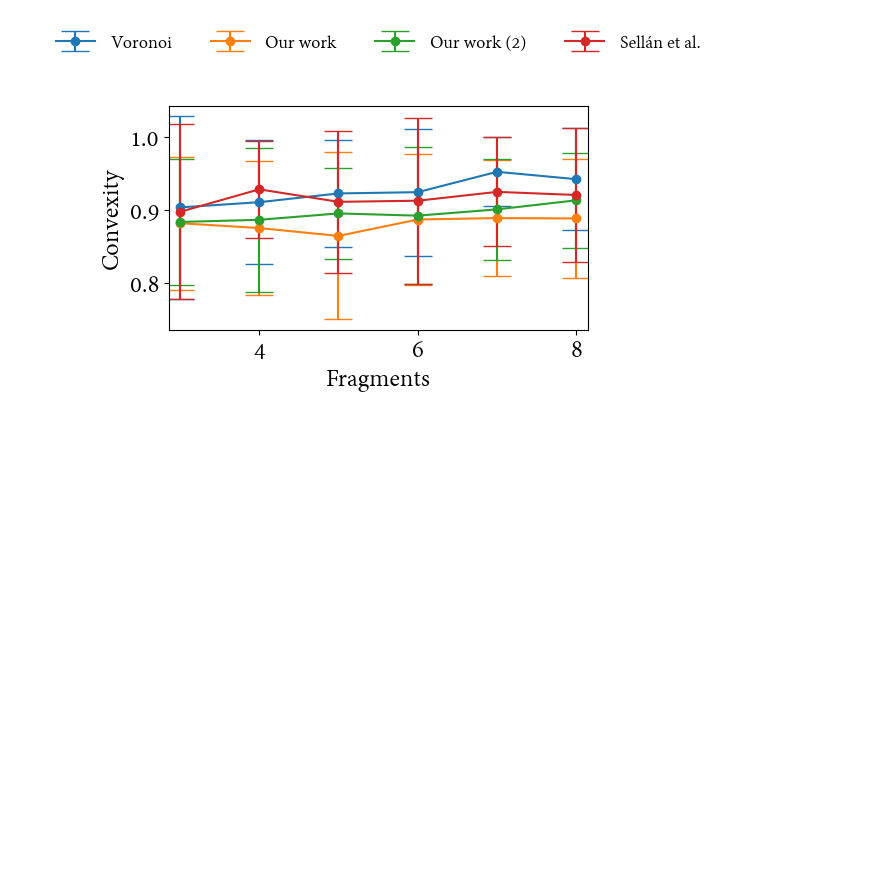
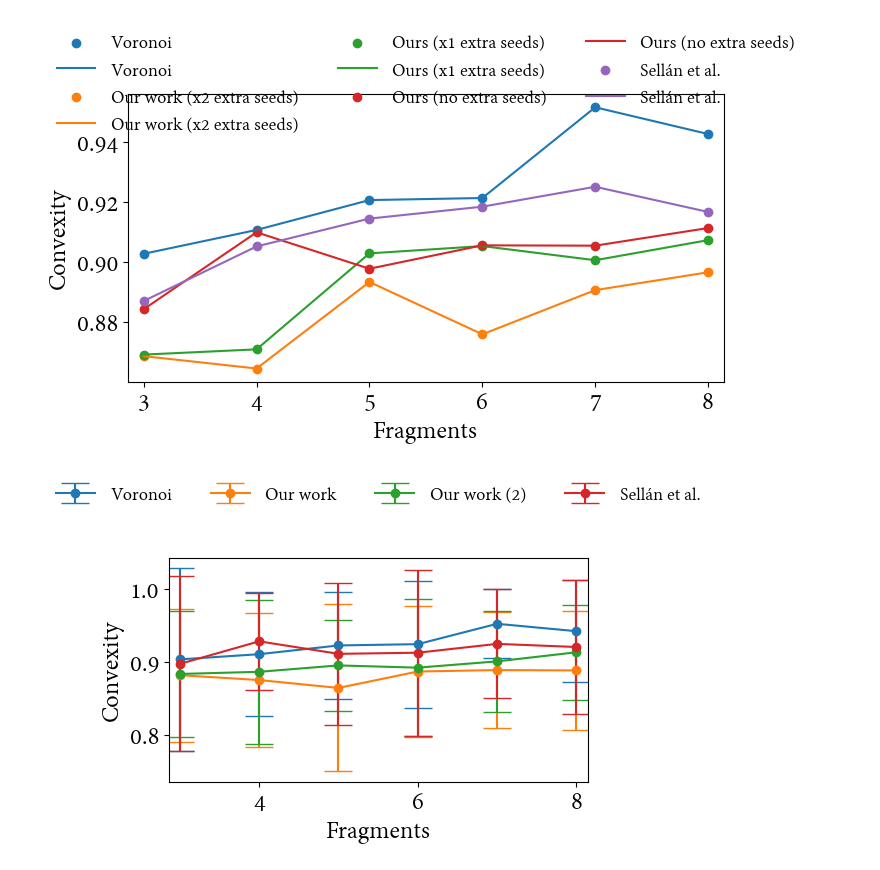
Before and after one commit to AlfonsoLRz/VoxelFragmentML, a Jupyter notebook: Python/Visualizer/convexness_analysis_dataset_copy.ipynb, the cells around one changed output. Drawn from its saved outputs; the diff is of its cells as text; code cells hidden in the pictures; blank space fills up the shorter version.

```diff
--- a/Python/Visualizer/convexness_analysis_dataset_copy.ipynb
+++ b/Python/Visualizer/convexness_analysis_dataset_copy.ipynb
@@ -8,8 +12,8 @@ from tqdm import tqdm
 # %%
-n_random_samples = 800
+n_random_samples = 10000
 min_fragments = 3
 max_fragments = 8
-num_points = 100000
+num_points = 5000
 # %%
 def process_our_folder(folder, dataset_index):
     target_extension = '.stl'
@@ -41,7 +45,7 @@ def process_our_folder(folder, dataset_index):
 
     print('Number of fragments:', global_df.shape[0])
 
-    global_df = global_df.sample(n=n_random_samples)
+    global_df = global_df.sample(n=min(n_random_samples, global_df.shape[0]))
 
     # iterate to calculate the convexness
     for index, row in tqdm(global_df.iterrows(), total=global_df.shape[0]):
@@ -82,7 +86,7 @@ def process_voronoi_folder(folder):
 
     # random sampling
     print('Number of fragments:', global_df.shape[0])
-    random_rows = global_df.sample(n=n_random_samples)
+    random_rows = global_df.sample(n=min(n_random_samples, global_df.shape[0]))
     for index, row in tqdm(random_rows.iterrows()):
         filename = row['Filename']
         mesh = trimesh.load_mesh(filename)
@@ -120,7 +124,7 @@ def process_sellan_folder(folder):
     print('Number of fragments:', global_df.shape[0])
 
     # read the mesh
-    random_rows = global_df.sample(n=n_random_samples)
+    random_rows = global_df.sample(n=min(n_random_samples, global_df.shape[0]))
     for index, row in tqdm(random_rows.iterrows()):
         filename = row['Filename']
         mesh = trimesh.load_mesh(filename)
@@ -181,32 +196,35 @@ plt.rc('font', **font_mapping)
 # %%
 # render the results
 import matplotlib.pyplot as plt
 
 legends = ['Voronoi', 'Our work (x2 extra seeds)', 'Ours (x1 extra seeds)', 'Ours (no extra seeds)', 'Sellán et al.']
 
 plt.figure(figsize=(8, 5))
 
 # average convexness per number of fragments
 for idx, (df, legend) in enumerate(zip(results, legends)):
     df = df.dropna()
     mean = 1.0 - df.groupby('Fragments').mean()
     std = df.groupby('Fragments').std()
 
-    print(std)
-
     # box plot
-    plt.errorbar(mean.index, mean['Convexness'], yerr=std['Convexness'], fmt='o-', label=legend, capsize=10)
+    #plt.errorbar(mean.index, mean['Convexness'], yerr=std['Convexness'], fmt='o-', label=legend, capsize=10)
 
     # represent as points whose size is proportional to std
-    #plt.scatter(mean.index, mean['Convexness'], s=std['Convexness'] * 1000, label=legend)
+    plt.scatter(mean.index, mean['Convexness'], label=legend)
+
+    # adjust line to mean
+    plt.plot(mean.index, mean['Convexness'], label=legend)
 
 plt.legend(frameon=False, loc='upper center', bbox_to_anchor=(0.5, 1.27), ncol=3, fontsize=14)
 plt.xlabel('Fragments')
 plt.ylabel('Convexity')
 plt.xlim(3 - 0.14, max_fragments + 0.14)
 plt.tight_layout()
 plt.savefig('convexness.png', dpi=300)
 plt.show()
+# %% [output]
+[figure, added]
 # %%
 # percentil 75, 50, 25
 for df in results:
```
Also changed, not shown: parts of 2 cells of this notebook, 3 other files.
